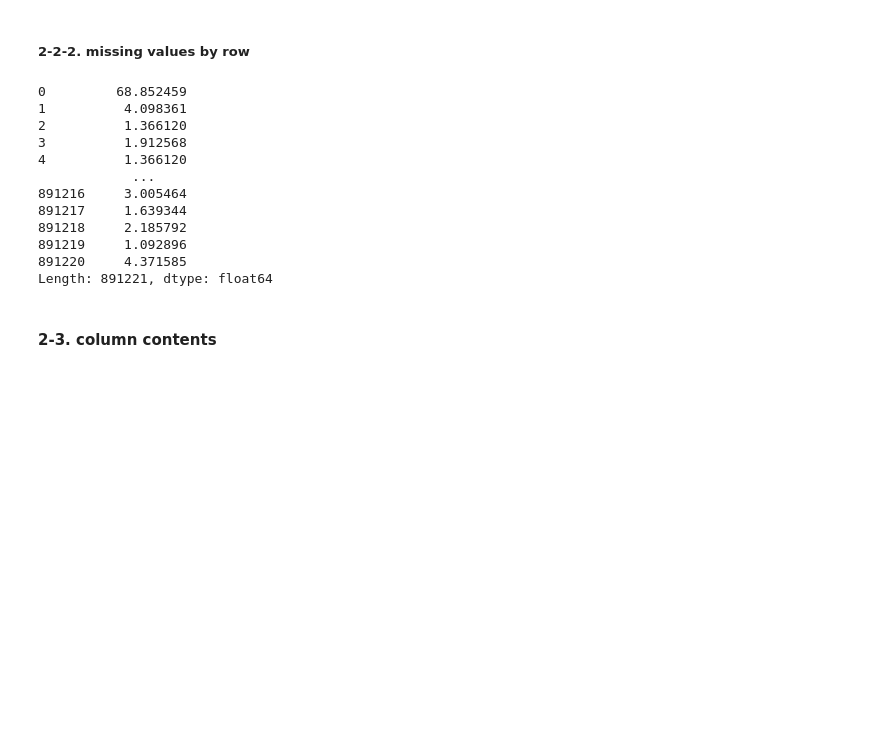
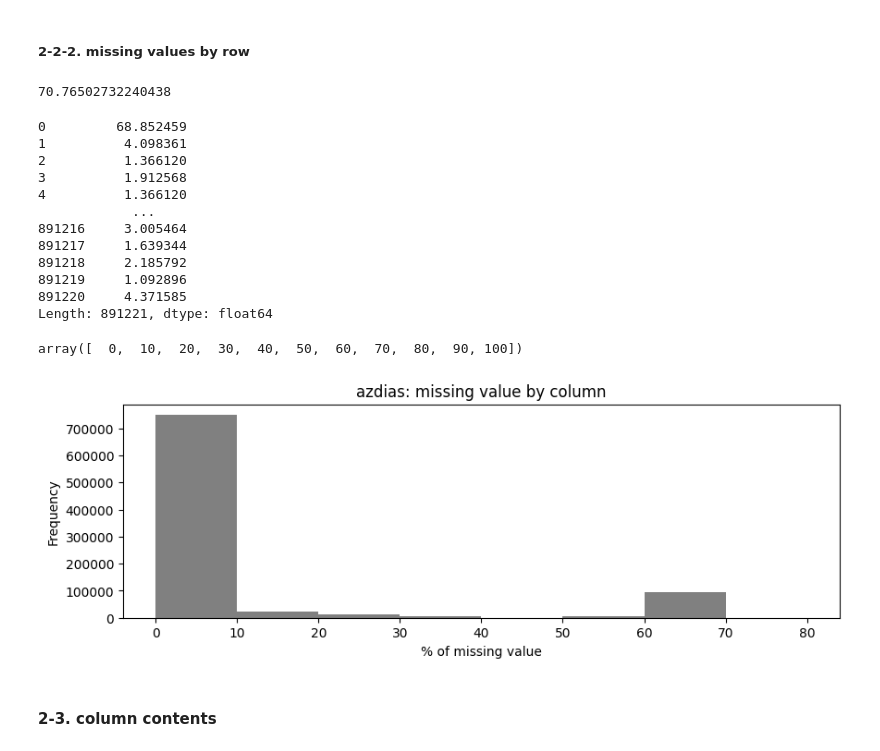
Before and after one commit to jaeyoun-chang/u_city_capstone, a Jupyter notebook: Arvato Project Workbook.ipynb, the cells around one changed output. Drawn from its saved outputs; the diff is of its cells as text; code cells hidden in the pictures; blank space fills up the shorter version.

```diff
--- a/Arvato Project Workbook.ipynb
+++ b/Arvato Project Workbook.ipynb
@@ -281,21 +284,36 @@ plot.set_xticklabels([]);
 # %% [markdown]
 ##### 2-2-2. missing values by row
 # %%
-azdias_row_missing_pct = azdias.isnull().mean(axis = 1) * 100
-azdias_row_missing_pct
+azdias_missing_pct_row = azdias.isnull().mean(axis = 1) * 100
+print (azdias_missing_pct_row.max())
+azdias_missing_pct_row
 # %% [output]
-0         68.852459
-1          4.098361
-2          1.366120
-3          1.912568
-4          1.366120
-            ...
-891216     3.005464
-891217     1.639344
-891218     2.185792
-891219     1.092896
-891220     4.371585
-Length: 891221, dtype: float64
+70.76502732240438
+0         68.852459
+1          4.098361
+2          1.366120
+3          1.912568
+4          1.366120
+            ...
+891216     3.005464
+891217     1.639344
+891218     2.185792
+891219     1.092896
+891220     4.371585
+Length: 891221, dtype: float64
+# %%
+np.arange(0, 110, 10)
+# %% [output]
+array([  0,  10,  20,  30,  40,  50,  60,  70,  80,  90, 100])
+# %%
+ax = azdias_missing_pct_row.plot(
+    kind = 'hist', figsize=(10, 3), color='gray',
+    bins = np.arange(0, 90, 10),
+    title = 'azdias: missing value by column',
+    )
+ax.set_xlabel('% of missing value');
+# %% [output]
+[figure, added]
 # %%
 # # plot = azdias_col_missing_pct.plot(kind = 'bar', figsize=(8, 6), legend=False);
 # plot = azdias_row_missing_pct.plot(kind = 'bar', figsize=(10, 3), color='dimgray');
```
Also changed, not shown: parts of 5 cells of this notebook.
